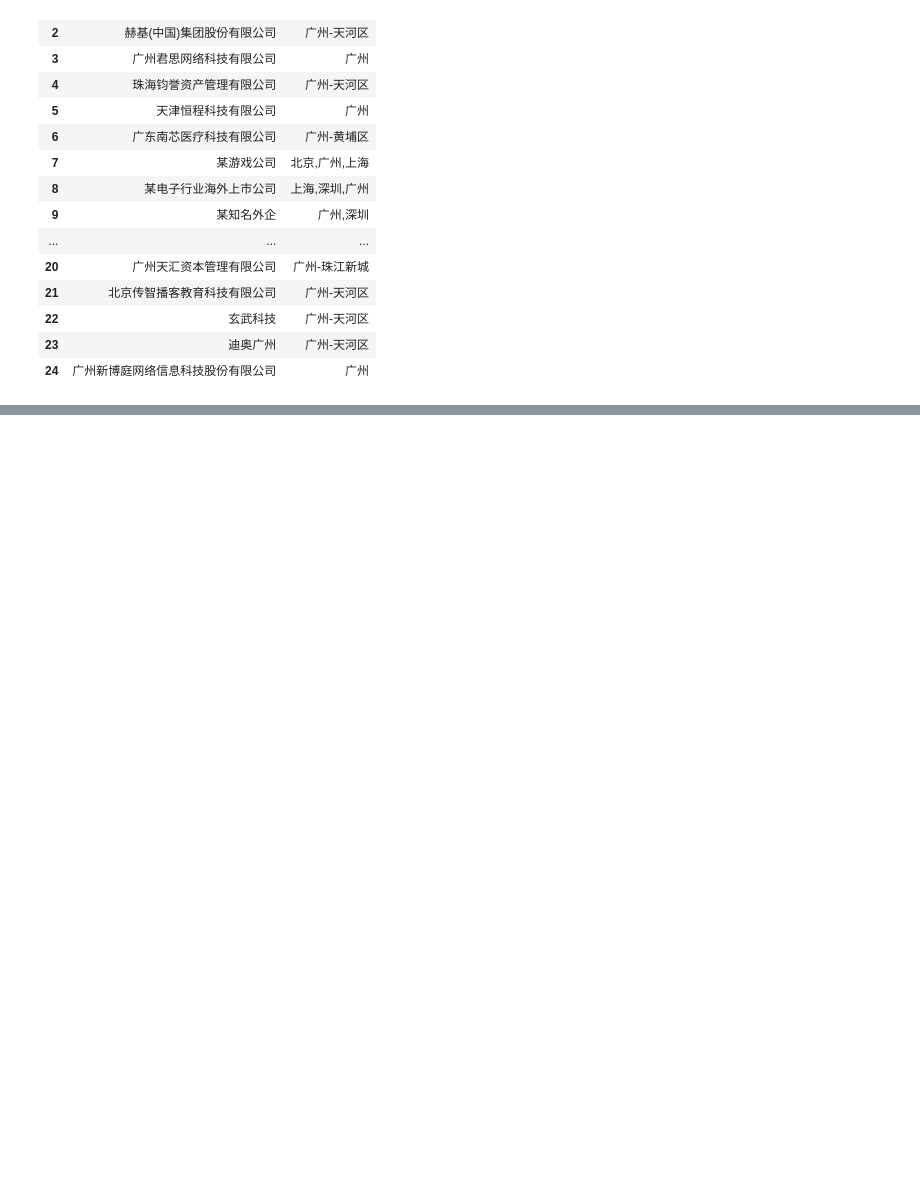
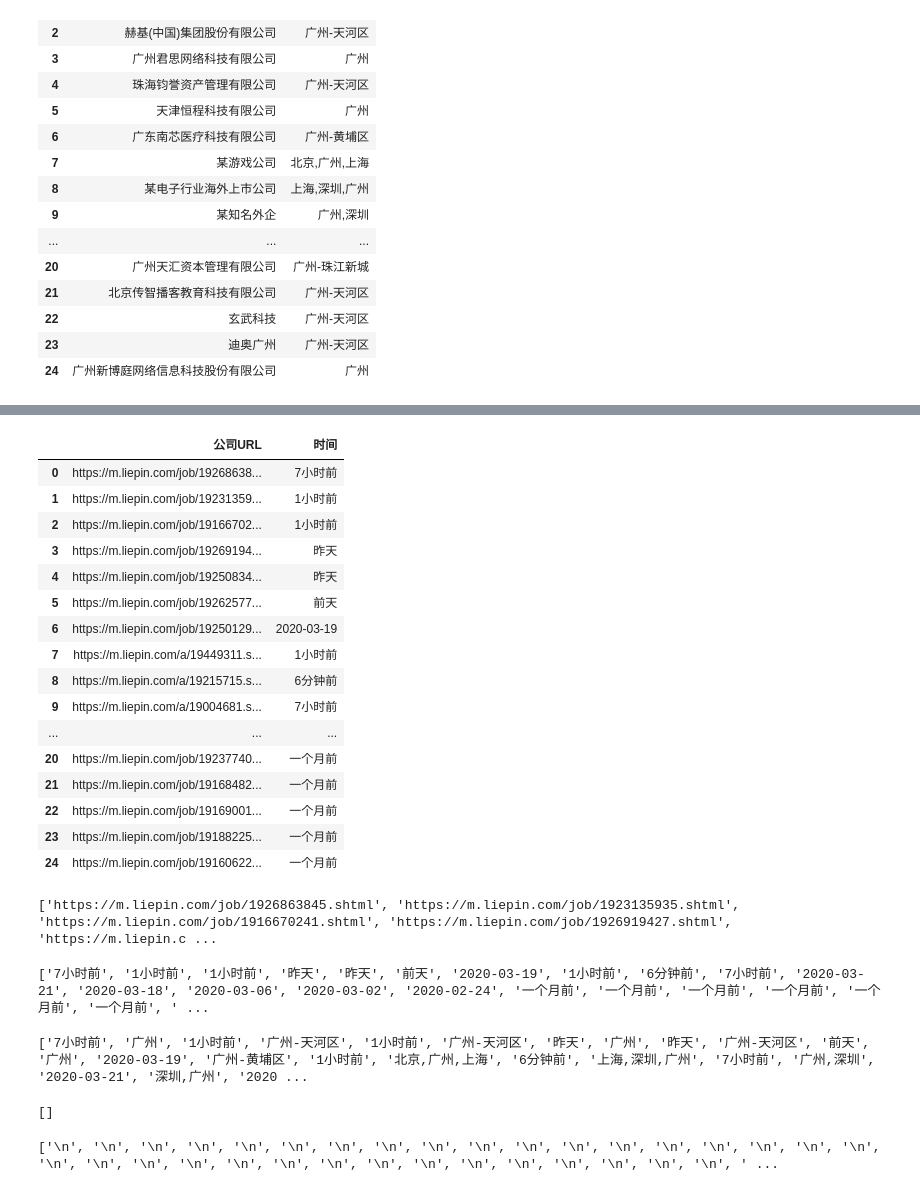
Before and after one commit to Eddieda6/Web, a Jupyter notebook: 20春_Web数据挖掘_week02_172015260.ipynb, the cells around one changed output, grey strips where cells are left out. Saved outputs shown, nothing was run; the diff lists cells and outputs as text; code cells hidden in the pictures; blank space fills up the shorter version.

```diff
--- a/20春_Web数据挖掘_week02_172015260.ipynb
+++ b/20春_Web数据挖掘_week02_172015260.ipynb
@@ -604,0 +580,48 @@ df2
+# %%
+# C-5
+# 难: '公司URL', '时间', '经验'
+df3 = pd.DataFrame({
+    '公司URL' : r.html.xpath('//a[@class="flex-2 job-name"]/@href'),
+    '时间' : r.html.xpath('//dd[@class="right-info"]/ul/li[3]/time/text()')
+})
+
+df3.to_excel("20春_Web数据挖掘_week02_liepin.xlsx", sheet_name="搜查结果")
+df3
+# %% [output]
+|  | 公司URL | 时间 |
+| 0 | https://m.liepin.com/job/19268638... | 7小时前 |
+| 1 | https://m.liepin.com/job/19231359... | 1小时前 |
+| 2 | https://m.liepin.com/job/19166702... | 1小时前 |
+| 3 | https://m.liepin.com/job/19269194... | 昨天 |
+| 4 | https://m.liepin.com/job/19250834... | 昨天 |
+| 5 | https://m.liepin.com/job/19262577... | 前天 |
+| 6 | https://m.liepin.com/job/19250129... | 2020-03-19 |
+| 7 | https://m.liepin.com/a/19449311.s... | 1小时前 |
+| 8 | https://m.liepin.com/a/19215715.s... | 6分钟前 |
+| 9 | https://m.liepin.com/a/19004681.s... | 7小时前 |
+| ... | ... | ... |
+| 20 | https://m.liepin.com/job/19237740... | 一个月前 |
+| 21 | https://m.liepin.com/job/19168482... | 一个月前 |
+| 22 | https://m.liepin.com/job/19169001... | 一个月前 |
+| 23 | https://m.liepin.com/job/19188225... | 一个月前 |
+| 24 | https://m.liepin.com/job/19160622... | 一个月前 |
+# %%
+print(r.html.xpath('//a[@class="flex-2 job-name"]/@href'))
+# %% [output]
+['https://m.liepin.com/job/1926863845.shtml', 'https://m.liepin.com/job/1923135935.shtml', 'https://m.liepin.com/job/1916670241.shtml', 'https://m.liepin.com/job/1926919427.shtml', 'https://m.liepin.c ...
+# %%
+print(r.html.xpath('//dd[@class="right-info"]/ul/li[3]/time/text()'))
+# %% [output]
+['7小时前', '1小时前', '1小时前', '昨天', '昨天', '前天', '2020-03-19', '1小时前', '6分钟前', '7小时前', '2020-03-21', '2020-03-18', '2020-03-06', '2020-03-02', '2020-02-24', '一个月前', '一个月前', '一个月前', '一个月前', '一个月前', '一个月前', ' ...
+# %%
+print(r.html.xpath('(//dd[@class="right-info"]/ul/li[3]/child::*/text())'))
+# %% [output]
+['7小时前', '广州', '1小时前', '广州-天河区', '1小时前', '广州-天河区', '昨天', '广州', '昨天', '广州-天河区', '前天', '广州', '2020-03-19', '广州-黄埔区', '1小时前', '北京,广州,上海', '6分钟前', '上海,深圳,广州', '7小时前', '广州,深圳', '2020-03-21', '深圳,广州', '2020 ...
+# %%
+print(r.html.xpath('normalize-space(//dd[@class="right-info"]/ul/li[3]/self::*/text())'))
+# %% [output]
+[]
+# %%
+print(r.html.xpath('(//dd[@class="right-info"]/ul/li/preceding-sibling::li/text())'))
+# %% [output]
+['\n', '\n', '\n', '\n', '\n', '\n', '\n', '\n', '\n', '\n', '\n', '\n', '\n', '\n', '\n', '\n', '\n', '\n', '\n', '\n', '\n', '\n', '\n', '\n', '\n', '\n', '\n', '\n', '\n', '\n', '\n', '\n', '\n', ' ...
```
Also changed, not shown: parts of 2 cells of this notebook.
